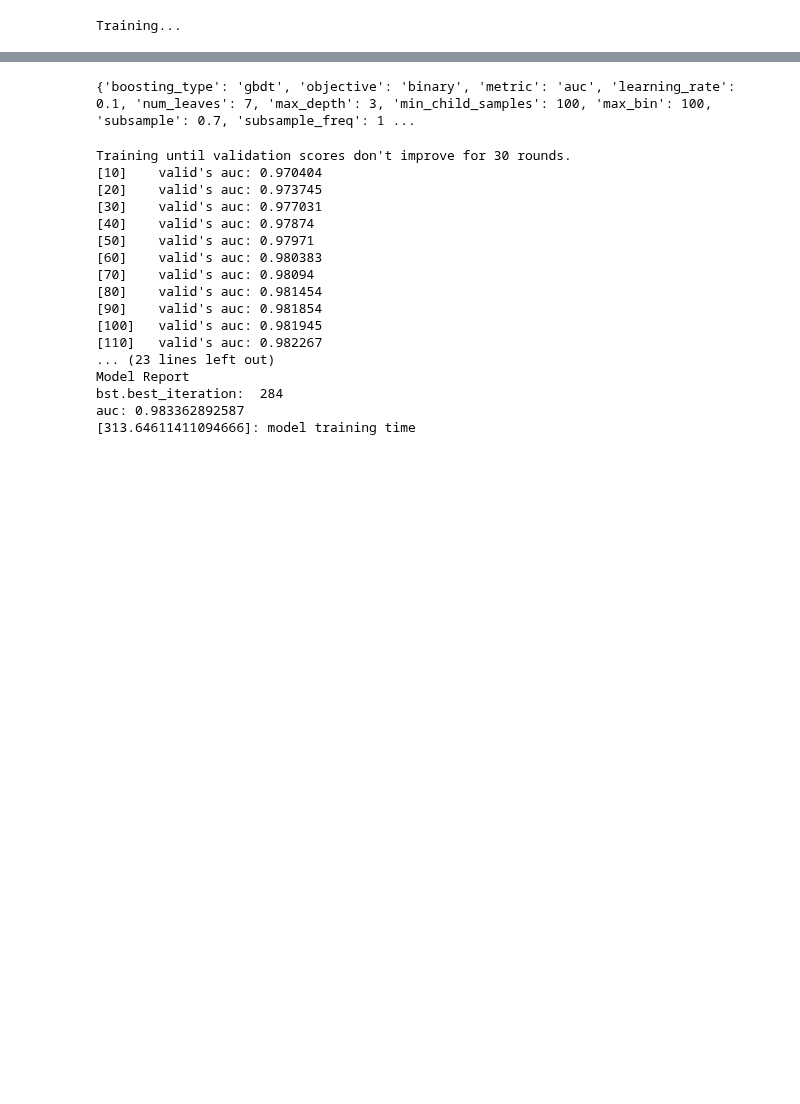
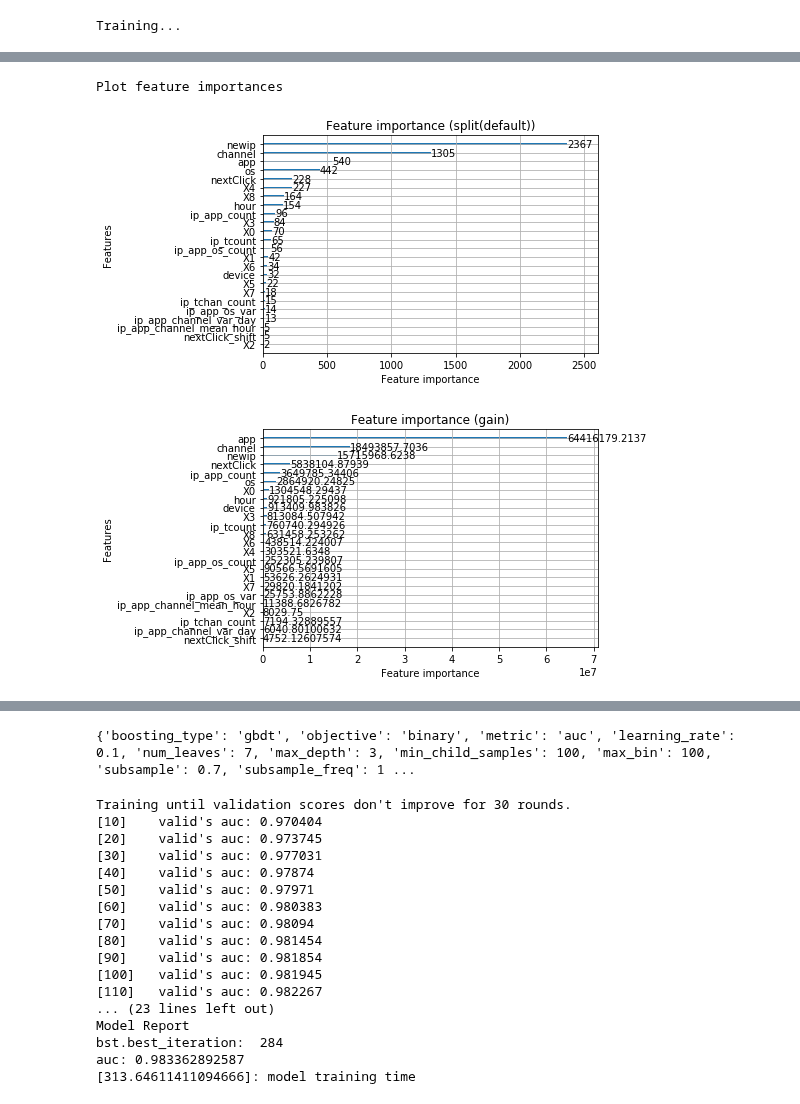
Before and after one commit to wluo-personal/Kaggle, a Jupyter notebook: talkingdata/sc/lgb_repro_valrun.ipynb, the cells around one changed output, grey strips where cells are left out. Saved outputs shown, nothing was run; the diff lists cells and outputs as text; code cells hidden in the pictures; blank space fills up the shorter version.

```diff
--- a/talkingdata/sc/lgb_repro_valrun.ipynb
+++ b/talkingdata/sc/lgb_repro_valrun.ipynb
@@ -272,3 +370,5 @@ train_df.shape
+# %%
+train_df = final_train_val_df
 # %%
 print("vars and data type: ")
 train_df.info()
@@ -277,12 +377,12 @@ train_df['ip_app_count'] = train_df['ip_app_count'].astype('uint16')
 train_df['ip_app_os_count'] = train_df['ip_app_os_count'].astype('uint16')
 
 target = 'is_attributed'
-predictors.extend(['app','device','os', 'channel', 'hour', 'day',
+predictors.extend(['newip','app','device','os', 'channel', 'hour', 'day',
               'ip_tcount', 'ip_tchan_count', 'ip_app_count',
               'ip_app_os_count', 'ip_app_os_var',
               'ip_app_channel_var_day','ip_app_channel_mean_hour',
               'X0', 'X1', 'X2', 'X3', 'X4', 'X5', 'X6', 'X7', 'X8'])
-categorical = ['app', 'device', 'os', 'channel', 'hour', 'day']
+categorical = ['newip','app', 'device', 'os', 'channel', 'hour', 'day']
 print('predictors',predictors)
 # %% [output]
 vars and data type:
@@ -326,0 +433,2 @@ gc.collect()
+# %%
+val_df = train_df[-val_size:]
@@ -332,7 +464,7 @@ objective='binary'
 metrics='auc'
 early_stopping_rounds=30
 verbose_eval=True
-num_boost_round=1000
+num_boost_round=1000 #########################################
 categorical_features=categorical
 lgb_params = {
     'boosting_type': 'gbdt',
@@ -354,8 +486,7 @@ lgb_params = {
     'reg_alpha': 0,  # L1 regularization term on weights
     'reg_lambda': 0,  # L2 regularization term on weights
     'nthread': cores,
-    'verbose': 0,
-    'metric':metrics
+    'verbose': 0
 }
 # %% [output]
 Training...
@@ -402,0 +579,11 @@ Name: is_attributed, dtype: uint8
+# %%
+############################## with newip ##############################
+if WHERE!='gcloud':
+    print('Plot feature importances')
+    lgb.plot_importance(bst, max_num_features=100, title='Feature importance (split(default))')
+    lgb.plot_importance(bst, max_num_features=100, title='Feature importance (gain)', importance_type='gain')
+    plt.show()
+# %% [output]
+Plot feature importances
+[figure, added]
+[figure, added]
```
Also changed, not shown: parts of 42 cells of this notebook, 11 other files.
